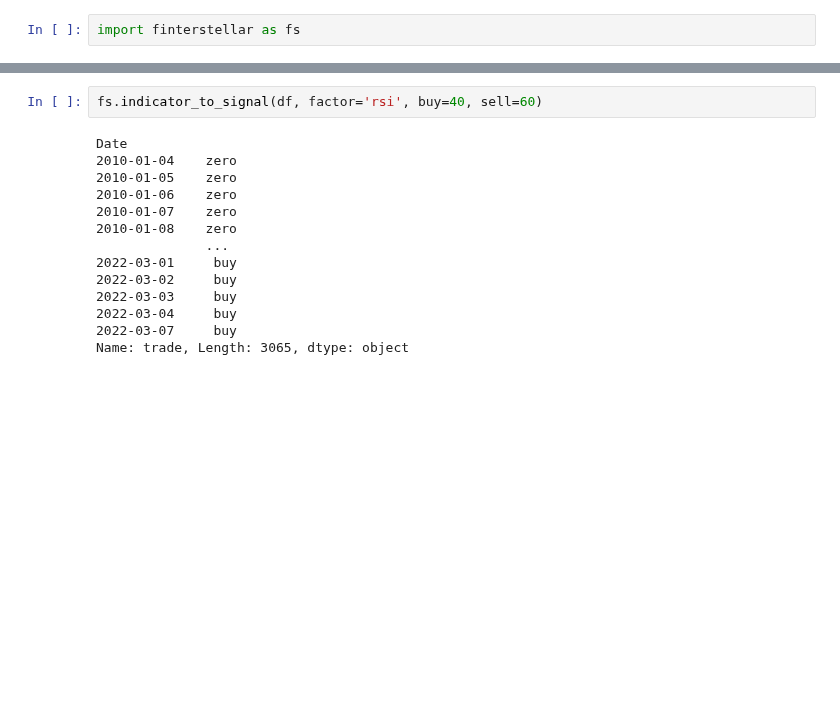
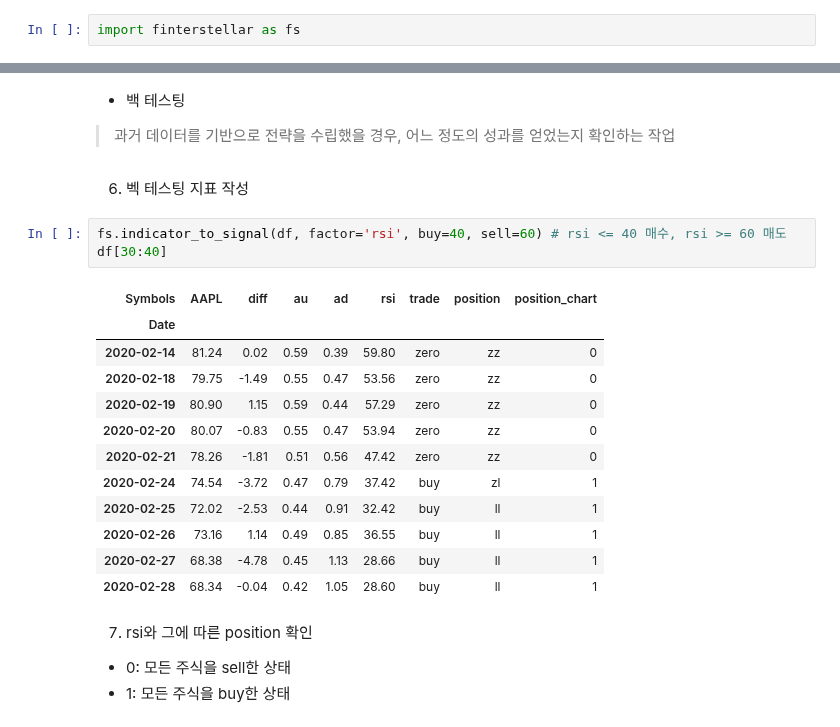
Before and after one commit to duckbill413/software-lecture, a Jupyter notebook: lecture2.ipynb, the cells around one changed output, grey strips where cells are left out. Saved outputs shown, nothing was run; the diff lists cells and outputs as text; blank space fills up the shorter version.

```diff
--- a/lecture2.ipynb
+++ b/lecture2.ipynb
@@ -32,19 +51,29 @@ fs.draw_chart(df, left='rsi', right='AAPL')
+# %% [markdown]
+
+*   백 테스팅
+> 과거 데이터를 기반으로 전략을 수립했을 경우, 어느 정도의 성과를 얻었는지 확인하는 작업
+# %% [markdown]
+6. 벡 테스팅 지표 작성
 # %%
-fs.indicator_to_signal(df, factor='rsi', buy=40, sell=60)
+fs.indicator_to_signal(df, factor='rsi', buy=40, sell=60) # rsi <= 40 매수, rsi >= 60 매도
+df[30:40]
 # %% [output]
-Date
-2010-01-04    zero
-2010-01-05    zero
-2010-01-06    zero
-2010-01-07    zero
-2010-01-08    zero
-              ...
-2022-03-01     buy
-2022-03-02     buy
-2022-03-03     buy
-2022-03-04     buy
-2022-03-07     buy
-Name: trade, Length: 3065, dtype: object
+| Symbols | AAPL | diff | au | ad | rsi | trade | position | position_chart |
+| Date |  |  |  |  |  |  |  |  |
+| 2020-02-14 | 81.24 | 0.02 | 0.59 | 0.39 | 59.80 | zero | zz | 0 |
+| 2020-02-18 | 79.75 | -1.49 | 0.55 | 0.47 | 53.56 | zero | zz | 0 |
+| 2020-02-19 | 80.90 | 1.15 | 0.59 | 0.44 | 57.29 | zero | zz | 0 |
+| 2020-02-20 | 80.07 | -0.83 | 0.55 | 0.47 | 53.94 | zero | zz | 0 |
+| 2020-02-21 | 78.26 | -1.81 | 0.51 | 0.56 | 47.42 | zero | zz | 0 |
+| 2020-02-24 | 74.54 | -3.72 | 0.47 | 0.79 | 37.42 | buy | zl | 1 |
+| 2020-02-25 | 72.02 | -2.53 | 0.44 | 0.91 | 32.42 | buy | ll | 1 |
+| 2020-02-26 | 73.16 | 1.14 | 0.49 | 0.85 | 36.55 | buy | ll | 1 |
+| 2020-02-27 | 68.38 | -4.78 | 0.45 | 1.13 | 28.66 | buy | ll | 1 |
+| 2020-02-28 | 68.34 | -0.04 | 0.42 | 1.05 | 28.60 | buy | ll | 1 |
+# %% [markdown]
+7. rsi와 그에 따른 position 확인
+*   0: 모든 주식을 sell한 상태
+*   1: 모든 주식을 buy한 상태
 # %%
 fs.position(df)
 fs.draw_chart(df, left='rsi', right='position_chart')
```
Also changed, not shown: parts of 14 cells of this notebook.
